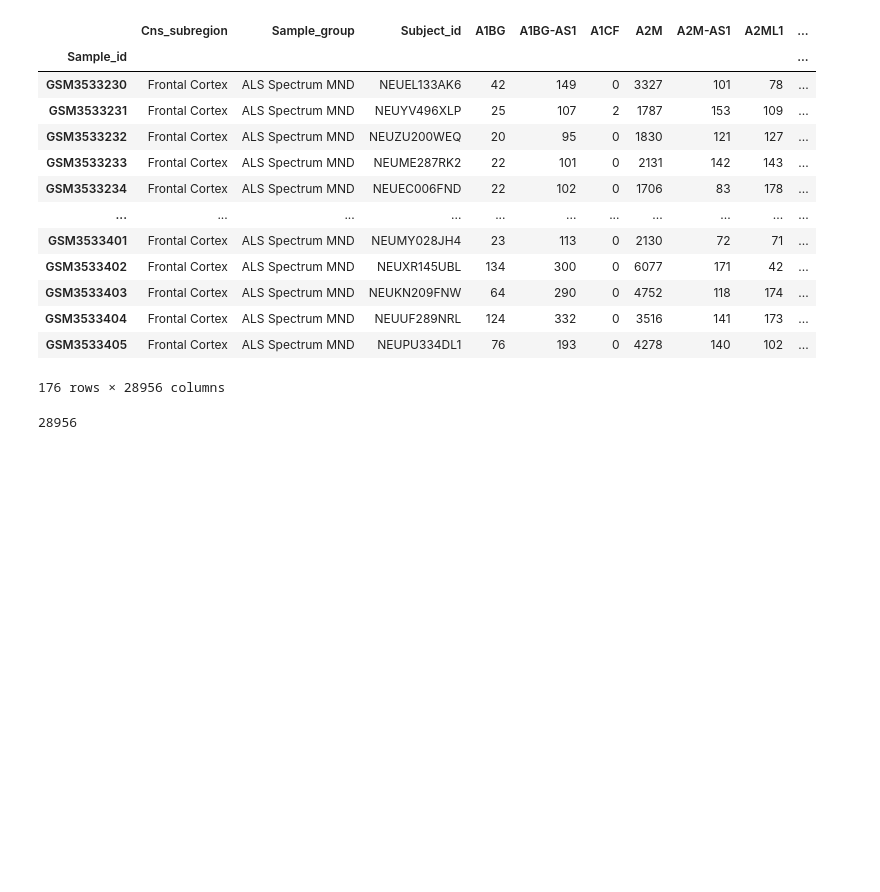
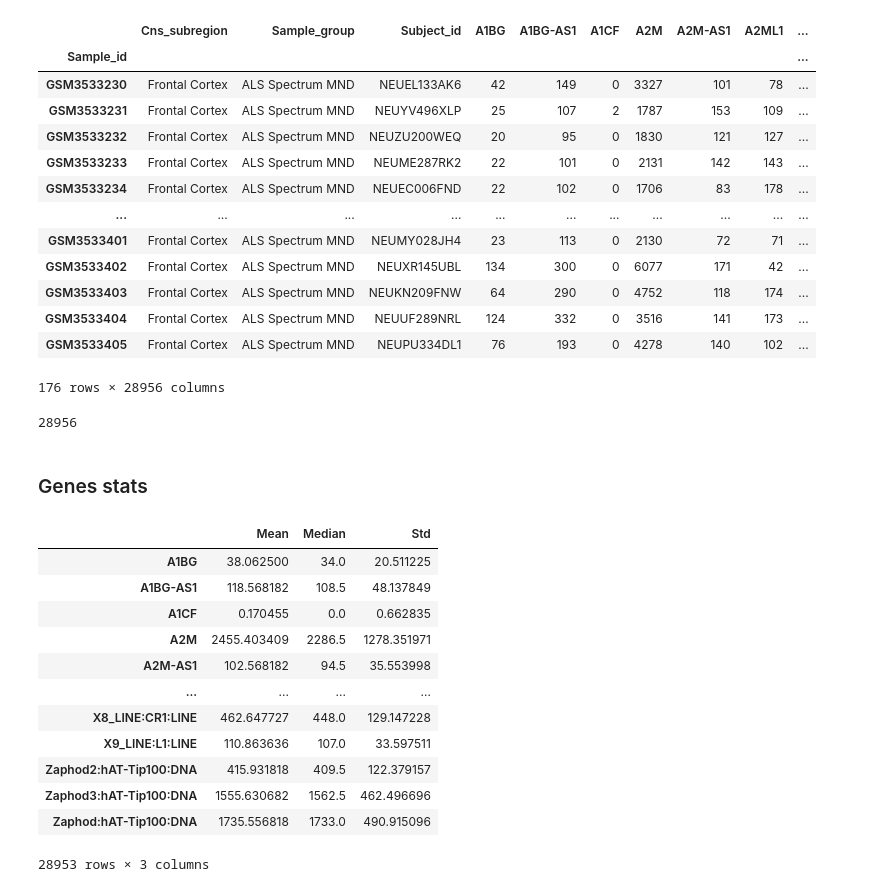
Before and after one commit to lenorabuggenhoudt/BioInfo, a Jupyter notebook: data_extraction.ipynb, the cells around one changed output. Saved outputs shown, nothing was run; the diff lists cells and outputs as text; code cells hidden in the pictures; blank space fills up the shorter version.

```diff
--- a/data_extraction.ipynb
+++ b/data_extraction.ipynb
@@ -673,3 +726,5 @@ len(list_genes)
 len(c_data.get_data_matrix().columns)
 # %% [output]
 28956
+# %% [markdown]
+### Genes stats
@@ -675,0 +738,16 @@ len(c_data.get_data_matrix().columns)
+# %%
+gene_stats
+# %% [output]
+|  | Mean | Median | Std |
+| A1BG | 38.062500 | 34.0 | 20.511225 |
+| A1BG-AS1 | 118.568182 | 108.5 | 48.137849 |
+| A1CF | 0.170455 | 0.0 | 0.662835 |
+| A2M | 2455.403409 | 2286.5 | 1278.351971 |
+| A2M-AS1 | 102.568182 | 94.5 | 35.553998 |
+| ... | ... | ... | ... |
+| X8_LINE:CR1:LINE | 462.647727 | 448.0 | 129.147228 |
+| X9_LINE:L1:LINE | 110.863636 | 107.0 | 33.597511 |
+| Zaphod2:hAT-Tip100:DNA | 415.931818 | 409.5 | 122.379157 |
+| Zaphod3:hAT-Tip100:DNA | 1555.630682 | 1562.5 | 462.496696 |
+| Zaphod:hAT-Tip100:DNA | 1735.556818 | 1733.0 | 490.915096 |
+28953 rows × 3 columns
```
Also changed, not shown: parts of 10 cells of this notebook.
